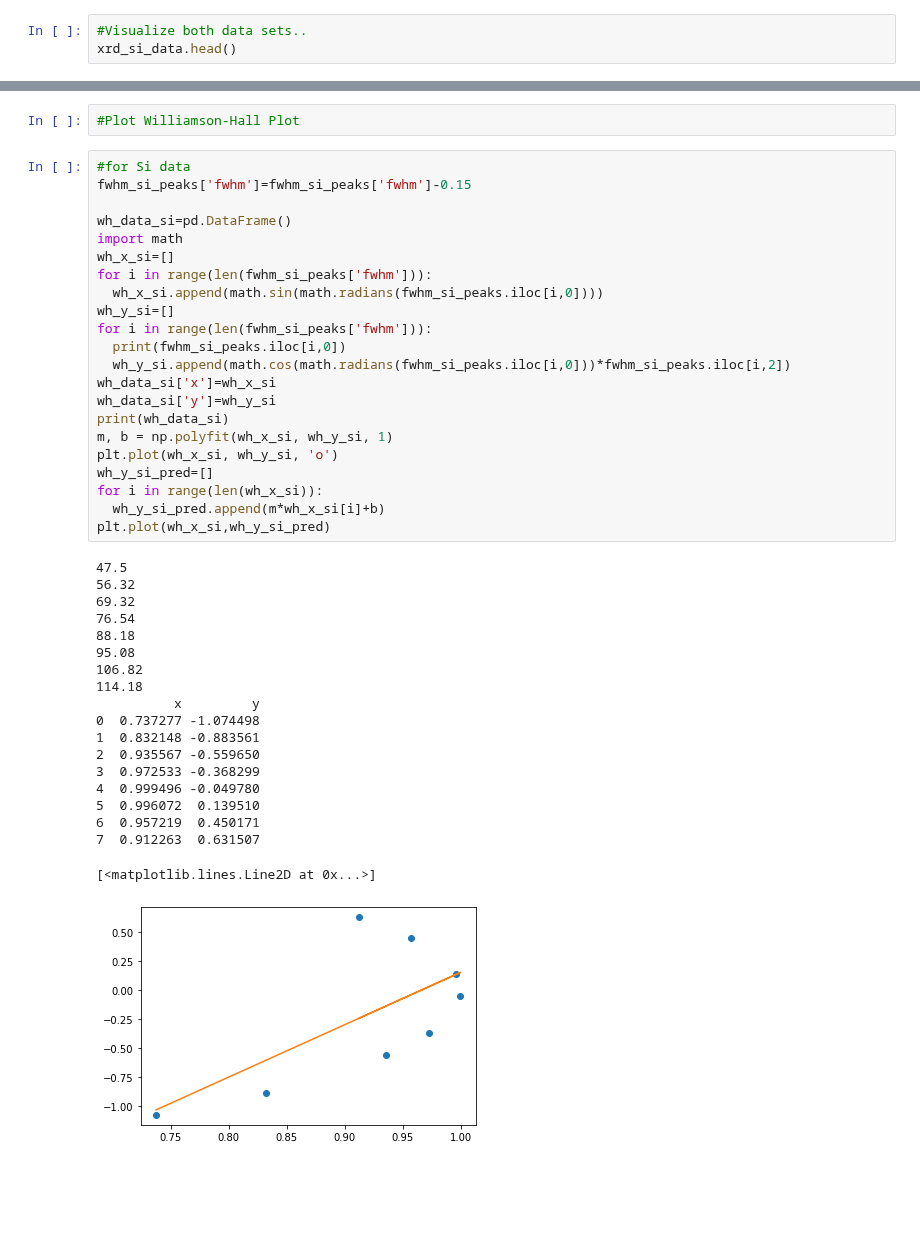
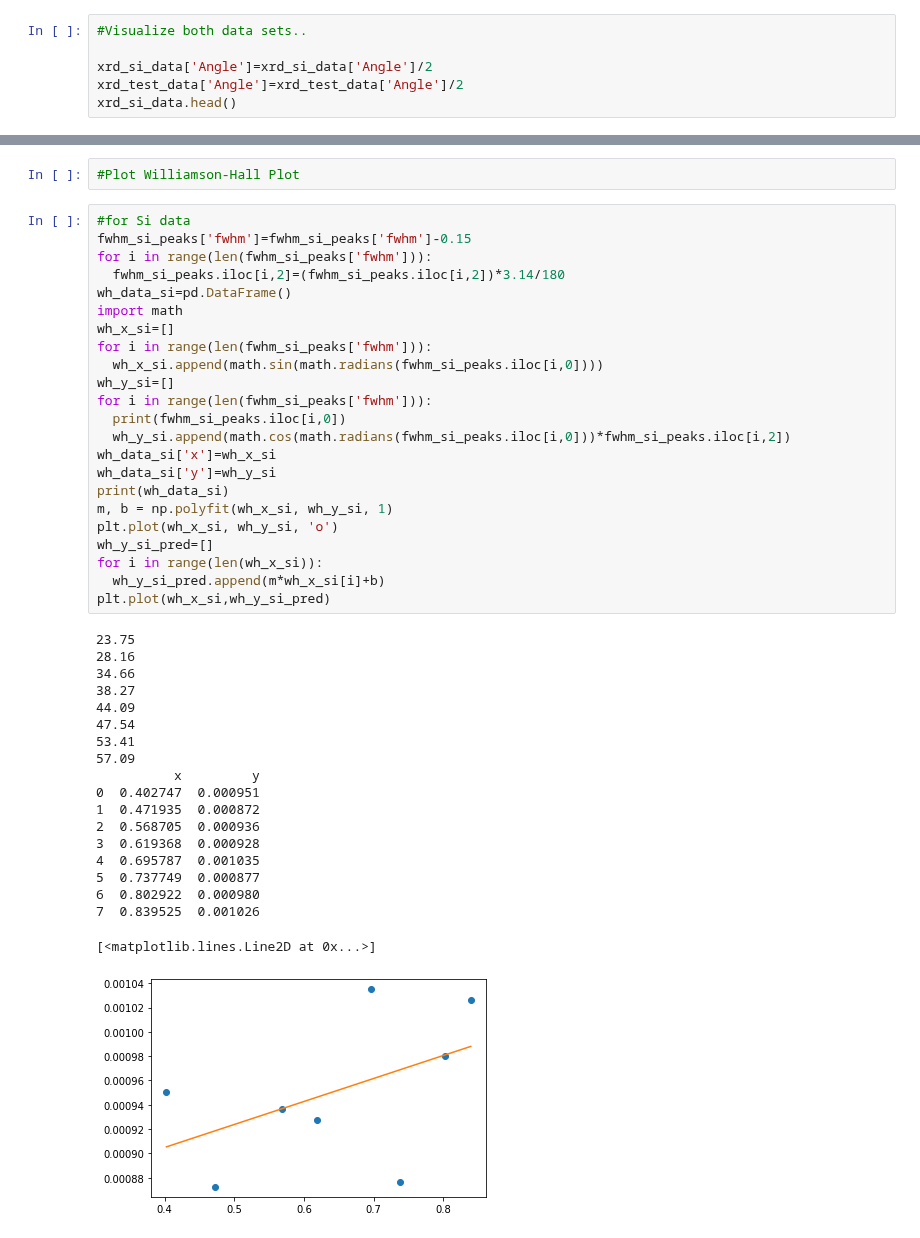
Before and after one commit to mahimathakkar/X-ray-diffraction-patterns-for-line-profile-analysis, a Jupyter notebook: XRD_analysis.ipynb, the cells around one changed output, grey strips where cells are left out. Cells and saved outputs as stored; diff of their text form; blank space fills up the shorter version.

```diff
--- a/XRD_analysis.ipynb
+++ b/XRD_analysis.ipynb
@@ -14,6 +22,9 @@ xrd_si_data=pd.read_csv('/content/drive/Shareddrives/nmeshram@mt.iitr.ac.in/XRD_
 xrd_test_data=pd.read_csv('/content/drive/Shareddrives/nmeshram@mt.iitr.ac.in/XRD_test_data.csv')
 # %%
 #Visualize both data sets..
+
+xrd_si_data['Angle']=xrd_si_data['Angle']/2
+xrd_test_data['Angle']=xrd_test_data['Angle']/2
 xrd_si_data.head()
 # %% [output]
 |  | Angle | Intensity |
@@ -157,42 +172,43 @@ print(math.sin(math.degrees(fwhm_test_peaks.iloc[6,0])))
 # %%
 #for Si data
 fwhm_si_peaks['fwhm']=fwhm_si_peaks['fwhm']-0.15
-
+for i in range(len(fwhm_si_peaks['fwhm'])):
+  fwhm_si_peaks.iloc[i,2]=(fwhm_si_peaks.iloc[i,2])*3.14/180
 wh_data_si=pd.DataFrame()
 import math
 wh_x_si=[]
 for i in range(len(fwhm_si_peaks['fwhm'])):
   wh_x_si.append(math.sin(math.radians(fwhm_si_peaks.iloc[i,0])))
 wh_y_si=[]
 for i in range(len(fwhm_si_peaks['fwhm'])):
   print(fwhm_si_peaks.iloc[i,0])
   wh_y_si.append(math.cos(math.radians(fwhm_si_peaks.iloc[i,0]))*fwhm_si_peaks.iloc[i,2])
 wh_data_si['x']=wh_x_si
 wh_data_si['y']=wh_y_si
 print(wh_data_si)
 m, b = np.polyfit(wh_x_si, wh_y_si, 1)
 plt.plot(wh_x_si, wh_y_si, 'o')
 wh_y_si_pred=[]
 for i in range(len(wh_x_si)):
   wh_y_si_pred.append(m*wh_x_si[i]+b)
 plt.plot(wh_x_si,wh_y_si_pred)
 # %% [output]
-47.5
-56.32
-69.32
-76.54
-88.18
-95.08
-106.82
-114.18
+23.75
+28.16
+34.66
+38.27
+44.09
+47.54
+53.41
+57.09
           x         y
-0  0.737277 -1.074498
-1  0.832148 -0.883561
-2  0.935567 -0.559650
-3  0.972533 -0.368299
-4  0.999496 -0.049780
-5  0.996072  0.139510
-6  0.957219  0.450171
-7  0.912263  0.631507
+0  0.402747  0.000951
+1  0.471935  0.000872
+2  0.568705  0.000936
+3  0.619368  0.000928
+4  0.695787  0.001035
+5  0.737749  0.000877
+6  0.802922  0.000980
+7  0.839525  0.001026
 [<matplotlib.lines.Line2D at 0x...>]
-[figure, old version]
+[figure, new version]
```
Also changed, not shown: parts of 11 cells of this notebook.
